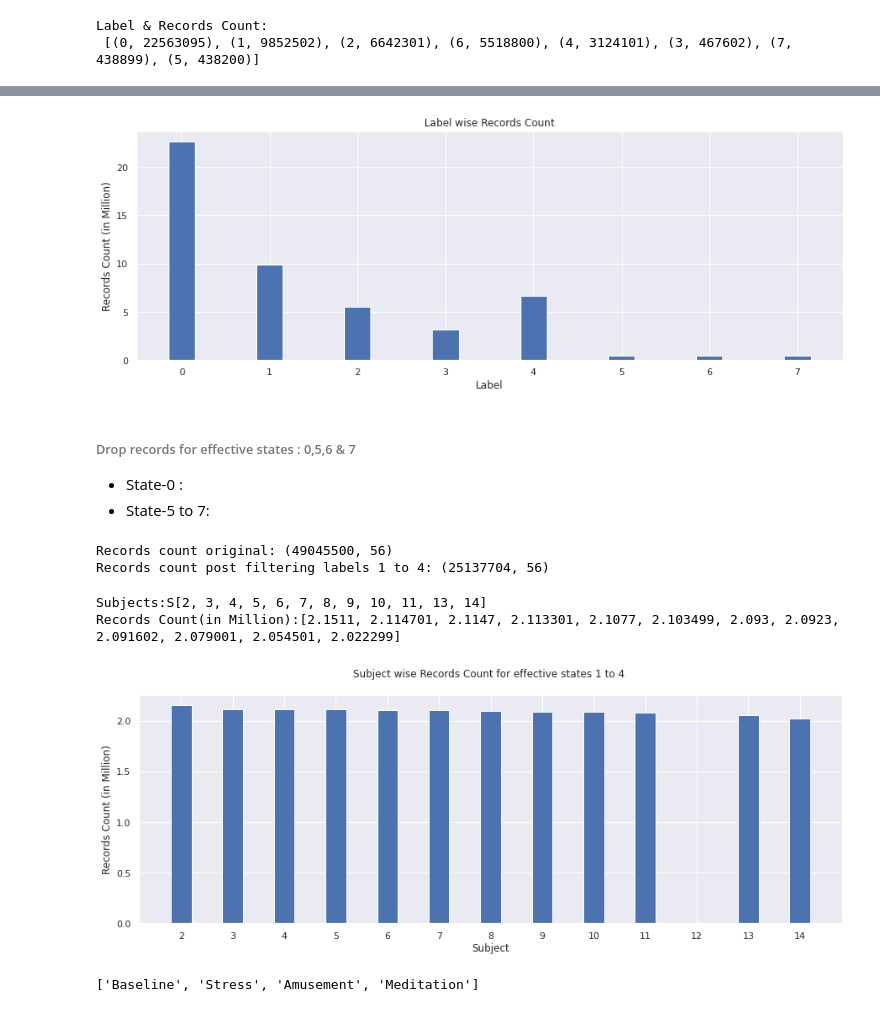
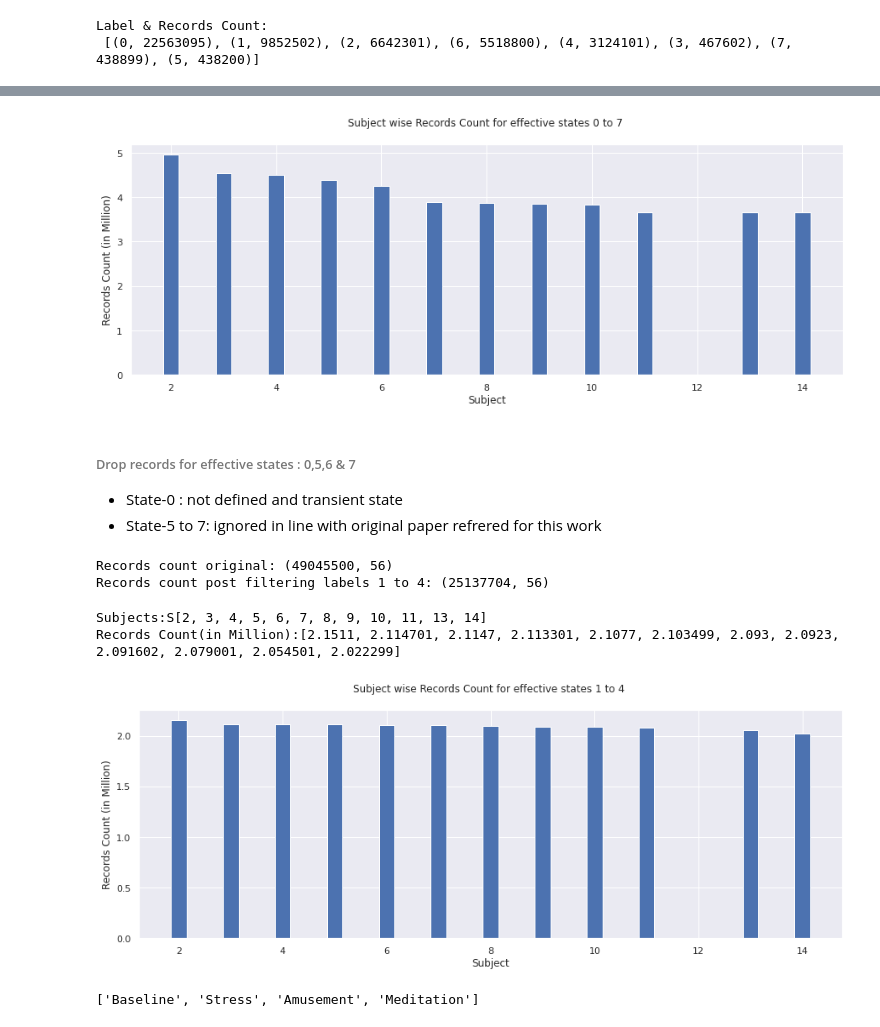
Before and after one commit to cheerspankaj/MADS_2023_Capstone, a Jupyter notebook: Capstone_StressDetection_Master.ipynb, the cells around one changed output, grey strips where cells are left out. Cells and saved outputs as stored; diff of their text form; code cells hidden in the pictures.

Commit message:
modified data processing coding files

```diff
--- a/Capstone_StressDetection_Master.ipynb
+++ b/Capstone_StressDetection_Master.ipynb
@@ -132,10 +116,9 @@ Personal Data: (15, 6)
 # %% [markdown]
 #### Load Sensor Dataset for Analysis
 # %%
-# get Row data
-# data_file_name = 'chest_data_with_label_12_subjects_TRAIN_DATA_with_survey.csv'
+data_file_name = 'chest_data_with_label_12_subjects_TRAIN_DATA_with_survey.csv'
 print('Start Time:',datetime.now())
-data_raw = pd.read_csv(file_path+data_file_name)#nrows=1000000)
+data_raw = pd.read_csv(data_file_name)#nrows=1000000)
 print('Total Records Count:',data_raw.shape)
 print('End Time:',datetime.now())
 data_raw.head()
@@ -162,18 +151,17 @@ Label & Records Count:
 # %%
-# Plot bar graph for subject wise records count
-fig = plt.figure(figsize = (15, 5))
-plt.bar(label_counts.index,label_counts/1000000,width = 0.3)
+# Plot bar graph for subject wise records count in the raw dataset
+subj_count = list(data_raw.subject.value_counts()/1000000)
+subj_name = list(data_raw.subject.unique())
 
-plt.xlabel("Label")
-plt.ylabel("Records Count (in Million)")
-plt.title("Label wise Records Count")
-plt.show()
+datavis.plot_records_count(x= subj_name,y= subj_count,x_label= "Subject",
+                           y_label= "Records Count (in Million)",
+                           t_title= "Subject wise Records Count for effective states 0 to 7 \n")
 # %% [output]
-[figure, old version]
+[figure, new version]
 # %% [markdown]
 ###### Drop records for effective states : 0,5,6 & 7
-* State-0 : <write short description>
-* State-5 to 7: <write short description>
+* State-0 : not defined and transient state
+* State-5 to 7: ignored in line with original paper refrered for this work
 # %%
 print('Records count original:',data_raw.shape)
 data_raw_filtered = data_raw[(data_raw['label'] < 5) & (data_raw['label'] > 0)]
@@ -187,19 +175,13 @@ subj_count = list(data_raw_filtered.subject.value_counts()/1000000)
 subj_name = list(data_raw_filtered.subject.unique())
 print('Subjects:S{} \nRecords Count(in Million):{}'.format(subj_name,subj_count))
 
-# Plot bar graph for subject wise records count
-fig = plt.figure(figsize = (15, 5))
-plt.bar(subj_name,subj_count,width = 0.4)
-
-plt.xlabel("Subject")
-plt.ylabel("Records Count (in Million)")
-plt.xticks(range(2,len(subj_name)+3))
-plt.title("Subject wise Records Count for effective states 1 to 4 \n")
-plt.show()
+datavis.plot_records_count(x= subj_name,y= subj_count,x_label= "Subject",
+                           y_label= "Records Count (in Million)",
+                           t_title= "Subject wise Records Count for effective states 1 to 4 \n")
 # %% [output]
 Subjects:S[2, 3, 4, 5, 6, 7, 8, 9, 10, 11, 13, 14]
 Records Count(in Million):[2.1511, 2.114701, 2.1147, 2.113301, 2.1077, 2.103499, 2.093, 2.0923, 2.091602, 2.079001, 2.054501, 2.022299]
-[figure, old version]
+[figure, new version]
 # %%
 effective_state_label = {'Baseline':1,'Stress':2,'Amusement':3,'Meditation':4}
 print(list(effective_state_label.keys()))
```
Also changed, not shown: parts of 41 cells of this notebook, 3 other files.
